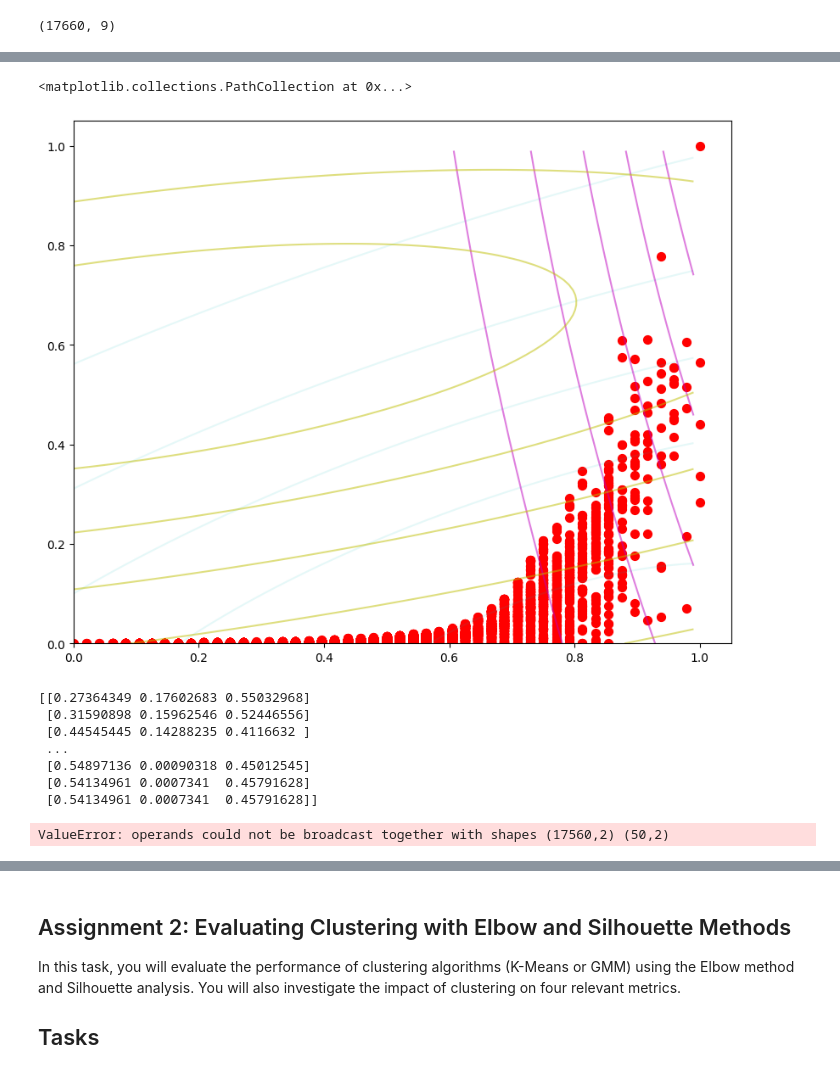
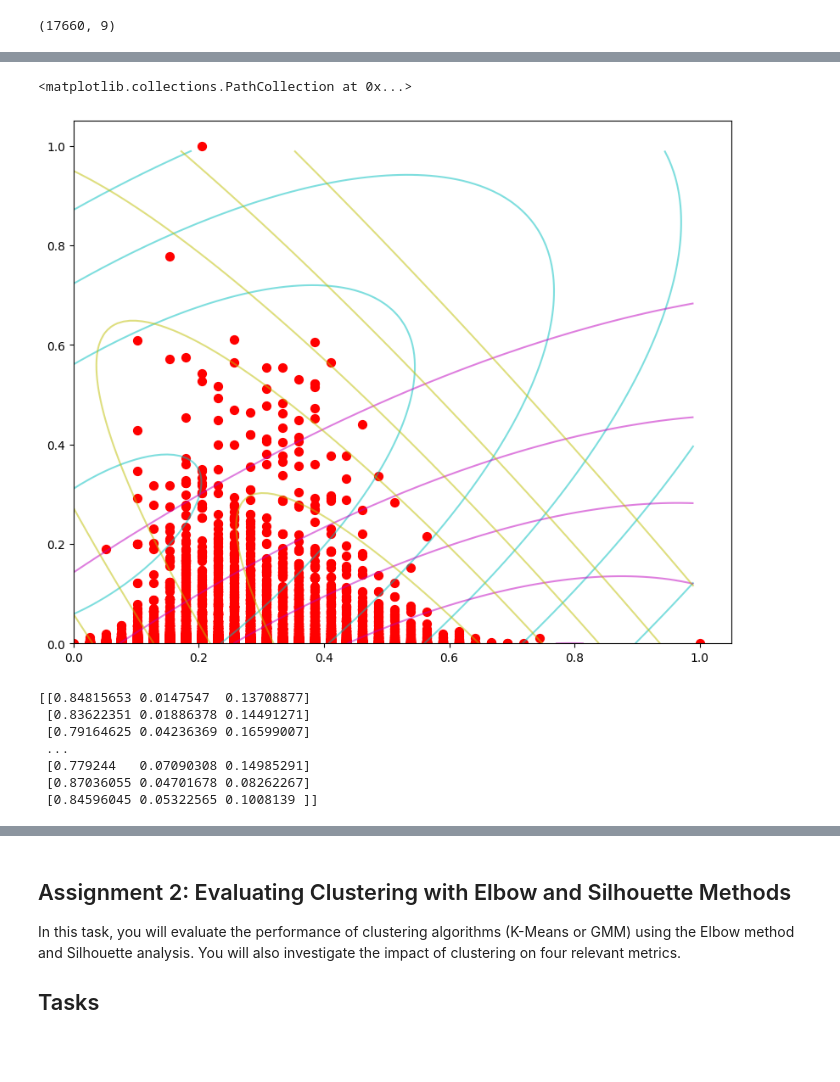
Before and after one commit to jmparradov/Machine-Learning-II---Talleres, a Jupyter notebook: Taller_1_Machine_Learning_2.ipynb, the cells around one changed output, grey strips where cells are left out. Drawn from its saved outputs; the diff is of its cells as text; code cells hidden in the pictures.

```diff
--- a/Taller_1_Machine_Learning_2.ipynb
+++ b/Taller_1_Machine_Learning_2.ipynb
@@ -177,7 +177,7 @@ from sklearn.preprocessing import MinMaxScaler
 
 # Assuming X is your NumPy array
 scaler = MinMaxScaler()
-X_normalized = scaler.fit_transform(X[:, [2,4]]) # Apply normalization to selected columns (2 and 4)
+X_normalized = scaler.fit_transform(X[:, [1,4]]) # Apply normalization to selected columns (2 and 4)
 
 # Now X_normalized contains the normalized values for features 2 and 4
 print(X_normalized)
@@ -199,12 +199,12 @@ plt.show()
 # %%
 # Inicializar aleatoriamente los theta_old
 # Fija el mnúmero de clusters K = 3
-np.random.seed(42)
+np.random.seed(41)
 pi1 = 0.035
-pi2 = 0.05
-pi3 = 0.06
+pi2 = 0.005
+pi3 = 0.006
 mu_1 = np.random.randn(2,) + np.reshape([0.3,0.1],(2,))
-mu_2 = np.random.randn(2,) + np.reshape([0.7,0.2],(2,))
-mu_3 = np.random.randn(2,) + np.reshape([0.3,0.8],(2,))
+mu_2 = np.random.randn(2,) + np.reshape([0.1,0.2],(2,))
+mu_3 = np.random.randn(2,) + np.reshape([0.3,0.4],(2,))
 print(mu_1, mu_2, mu_3)
 # %% [output]
@@ -232,29 +232,29 @@ print(Sigma_3, np.linalg.det(Sigma_3))
 # %%
 # Graficamos el ajuste inicial
 from scipy.stats import multivariate_normal
 
 # Create a grid of points
 x, y = np.mgrid[0:1:.01, 0:1:.01]
 pos = np.dstack((x, y))
 
 # Calculate the Gaussian probability density function for each class
 rv1 = multivariate_normal(mu_1, Sigma_1)
 rv2 = multivariate_normal(mu_2, Sigma_2)
 rv3 = multivariate_normal(mu_3, Sigma_3)
 z1 = rv1.pdf(pos)
 z2 = rv2.pdf(pos)
 z3 = rv3.pdf(pos)
 
 # Plot the Gaussian distributions
 plt.figure(figsize=(10, 8))
-plt.contour(x, y, z1, levels=5, colors='c', alpha=0.1)
+plt.contour(x, y, z1, levels=5, colors='c', alpha=0.5)
 plt.contour(x, y, z2, levels=5, colors='m', alpha=0.5)
 plt.contour(x, y, z3, levels=5, colors='y', alpha=0.5)
 
 plt.scatter(X_normalized[:,0], X_normalized[:,1], marker='o', color='r', s=50)
 # %% [output]
 <matplotlib.collections.PathCollection at 0x...>
-[figure, old version]
+[figure, new version]
 # %%
 gama_Znk = np.zeros((X_normalized.shape[0],3)) # Matriz de responsabilidades o Posterior P(zn|xn)
 
@@ -270,13 +270,13 @@ for n in range(X.shape[0]):
 
 print(gama_Znk)
 # %% [output]
-[[0.27364349 0.17602683 0.55032968]
- [0.31590898 0.15962546 0.52446556]
- [0.44545445 0.14288235 0.4116632 ]
+[[0.84815653 0.0147547  0.13708877]
+ [0.83622351 0.01886378 0.14491271]
+ [0.79164625 0.04236369 0.16599007]
  ...
- [0.54897136 0.00090318 0.45012545]
- [0.54134961 0.0007341  0.45791628]
- [0.54134961 0.0007341  0.45791628]]
+ [0.779244   0.07090308 0.14985291]
+ [0.87036055 0.04701678 0.08262267]
+ [0.84596045 0.05322565 0.1008139 ]]
 # %%
 # Construirmos el modelo discriminante
 N1, N2, N3 = 50,50,50
@@ -288,7 +288,7 @@ piC3 = N3/N
 
 X_C1 = X_normalized[:50,:2]
 X_C2 = X_normalized[50:100,:2]
-X_C3 = X_normalized[100:,:2]
+X_C3 = X_normalized[100:150,:2]
 
 muC1 = np.mean(X_C1, axis=0)
 muC2 = np.mean(X_C2, axis=0)
@@ -303,5 +303,3 @@ S2 = (1./N2) * (X_C2 - M2).T.dot(X_C2 - M2)
 S3 = (1./N3) * (X_C3 - M3).T.dot(X_C3 - M3)
 
 Sigma = (N1/N)*S1 + (N2/N)*S2 + (N3/N)*S3
-# %% [output]
-ValueError: operands could not be broadcast together with shapes (17560,2) (50,2)
```
Also changed, not shown: parts of 16 cells of this notebook.
